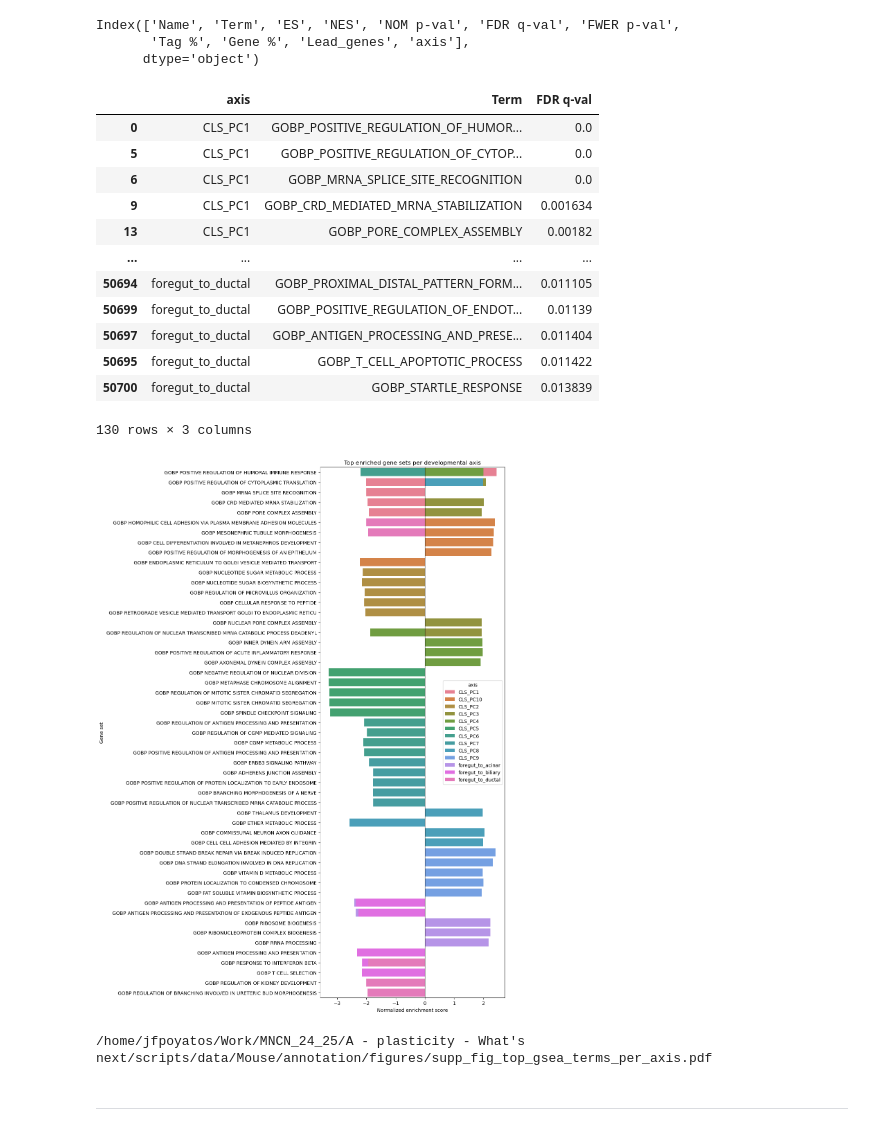
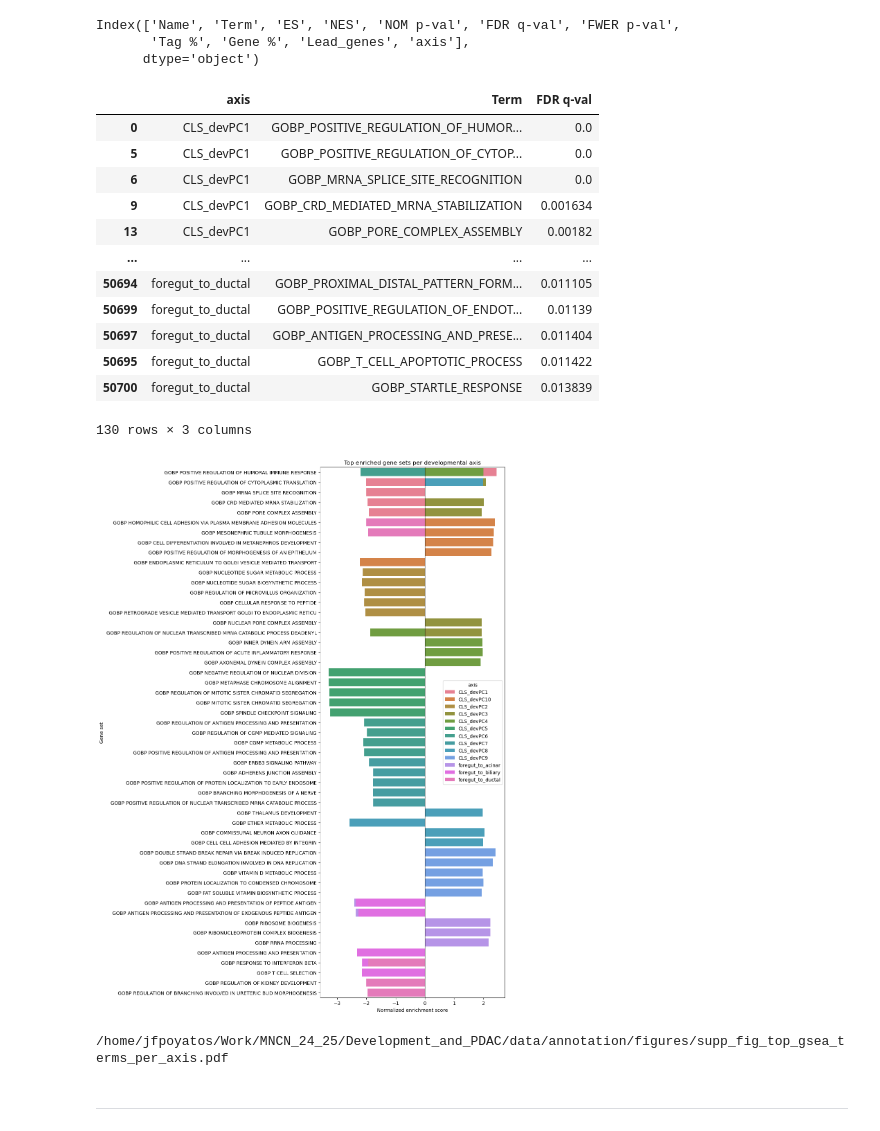
Before and after one commit to juanfpoyatos/OncoDevFormer, a Jupyter notebook: notebooks/Results_Section2_Biological_Annotation.ipynb, the cells around one changed output. Saved outputs shown, nothing was run; the diff lists cells and outputs as text; code cells hidden in the pictures.

```diff
--- a/notebooks/Results_Section2_Biological_Annotation.ipynb
+++ b/notebooks/Results_Section2_Biological_Annotation.ipynb
@@ -23,4 +23,8 @@ import gseapy as gp
 
 import torch
 from transformers import BertForMaskedLM
+# %%
+# adjust you own path
+commonpath = "/home/jfpoyatos/Work/MNCN_24_25/Development_and_PDAC/data/"
+saved_dir = os.path.join(commonpath,"models/bert_dev_learned/")
 # %%
@@ -164,7 +168,7 @@ X_dev: (34760, 256)
 X_can: (28131, 256)
 # %%
 # Developmental data
-in_dev    = os.path.join(commonpathlocal,commonpath, "dev/A_dev_aln3.h5ad")
+in_dev    = os.path.join(commonpath, "development/A_dev_aligned.h5ad")
 A_dev_aln    = sc.read_h5ad(in_dev)
 # %%
 # Developmental labels
@@ -1177,27 +1127,16 @@ if GMT_PATH is not None:
     if fdr_col is None or term_col is None:
         raise ValueError("Could not identify GSEA term or FDR columns. Inspect all_gsea_results.columns.")
 
-    gsea_summary = (
-        all_gsea_results
-        .sort_values(["axis", fdr_col])
-        .groupby("axis")
-        .head(10)
-        [["axis", term_col, fdr_col]]
-    )
-
-    gsea_summary.to_csv(
-        os.path.join(OUTDIR, "top_gsea_terms_per_axis.csv"),
-        index=False,
-    )
-
+    gsea_summary = (all_gsea_results.sort_values(["axis", fdr_col]).groupby("axis").head(10)[["axis", term_col, fdr_col]])
+    gsea_summary.to_csv(os.path.join(OUTDIR, "top_gsea_terms_per_axis.csv"),index=False)
     display(gsea_summary)
 # %% [output]
 |  | axis | Term | FDR q-val |
-| 0 | CLS_PC1 | GOBP_POSITIVE_REGULATION_OF_HUMOR... | 0.0 |
-| 5 | CLS_PC1 | GOBP_POSITIVE_REGULATION_OF_CYTOP... | 0.0 |
-| 6 | CLS_PC1 | GOBP_MRNA_SPLICE_SITE_RECOGNITION | 0.0 |
-| 9 | CLS_PC1 | GOBP_CRD_MEDIATED_MRNA_STABILIZATION | 0.001634 |
-| 13 | CLS_PC1 | GOBP_PORE_COMPLEX_ASSEMBLY | 0.00182 |
+| 0 | CLS_devPC1 | GOBP_POSITIVE_REGULATION_OF_HUMOR... | 0.0 |
+| 5 | CLS_devPC1 | GOBP_POSITIVE_REGULATION_OF_CYTOP... | 0.0 |
+| 6 | CLS_devPC1 | GOBP_MRNA_SPLICE_SITE_RECOGNITION | 0.0 |
+| 9 | CLS_devPC1 | GOBP_CRD_MEDIATED_MRNA_STABILIZATION | 0.001634 |
+| 13 | CLS_devPC1 | GOBP_PORE_COMPLEX_ASSEMBLY | 0.00182 |
 | ... | ... | ... | ... |
 | 50694 | foregut_to_ductal | GOBP_PROXIMAL_DISTAL_PATTERN_FORM... | 0.011105 |
 | 50699 | foregut_to_ductal | GOBP_POSITIVE_REGULATION_OF_ENDOT... | 0.01139 |
@@ -1208,52 +1147,34 @@ if GMT_PATH is not None:
 # %%
 if GMT_PATH is not None and sns is not None:
     # Identify NES column.
     possible_nes_cols = ["NES", "nes"]
     nes_col = next((c for c in possible_nes_cols if c in all_gsea_results.columns), None)
 
     if nes_col is None:
         print("Could not identify NES column.")
     else:
-        plot_df = (
-            all_gsea_results
-            .sort_values(["axis", fdr_col])
-            .groupby("axis")
-            .head(5)
-            .copy()
-        )
+        plot_df = (all_gsea_results.sort_values(["axis", fdr_col]).groupby("axis").head(5).copy())
 
         # Keep labels short enough for plotting.
         plot_df["short_term"] = plot_df[term_col].str.replace("_", " ").str.slice(0, 70)
 
         plt.figure(figsize=(12, max(6, 0.25 * plot_df.shape[0])))
 
-        sns.barplot(
-            data=plot_df,
-            x=nes_col,
-            y="short_term",
-            hue="axis",
-            dodge=False
-        )
+        sns.barplot(data=plot_df,x=nes_col,y="short_term",hue="axis",dodge=False)
 
         plt.axvline(0, color="black", linewidth=0.8)
         plt.xlabel("Normalized enrichment score")
         plt.ylabel("Gene set")
         plt.title("Top enriched gene sets per developmental axis")
         plt.tight_layout()
 
-        fig_path = os.path.join(
-            OUTDIR,
-            "figures",
-            "supp_fig_top_gsea_terms_per_axis.pdf"
-        )
-
+        fig_path = os.path.join(OUTDIR,"figures","supp_fig_top_gsea_terms_per_axis.pdf")
         plt.savefig(fig_path)
         plt.show()
-
         print(fig_path)
 # %% [output]
-[figure, old version]
+[figure, new version]
-/home/jfpoyatos/Work/MNCN_24_25/A - plasticity - What's next/scripts/data/Mouse/annotation/figures/supp_fig_top_gsea_terms_per_axis.pdf
+/home/jfpoyatos/Work/MNCN_24_25/Development_and_PDAC/data/annotation/figures/supp_fig_top_gsea_terms_per_axis.pdf
 # %% [markdown]
 ----
 # %%
```
Also changed, not shown: parts of 24 cells of this notebook, 37 other files.
